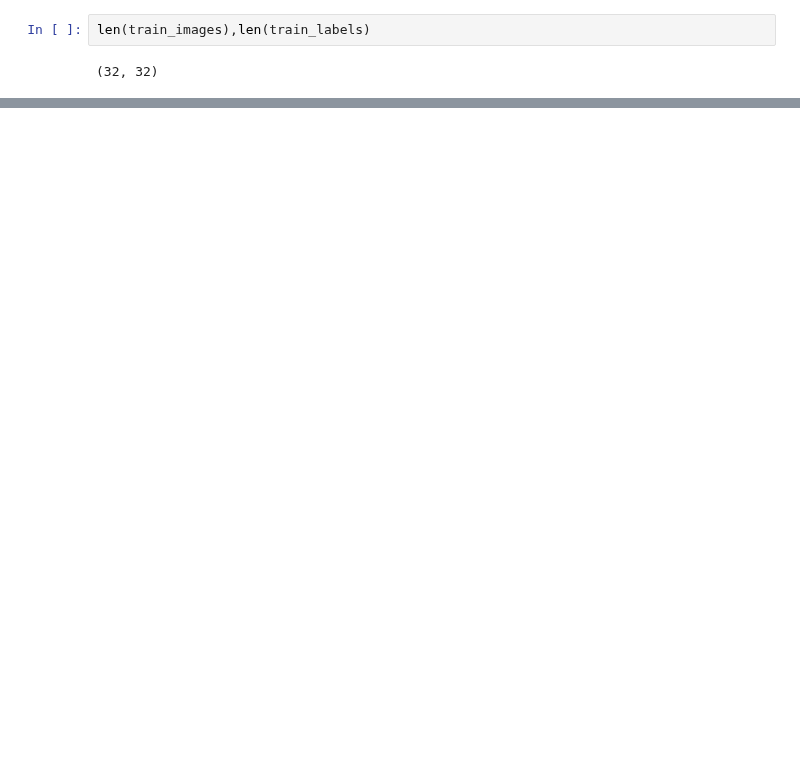
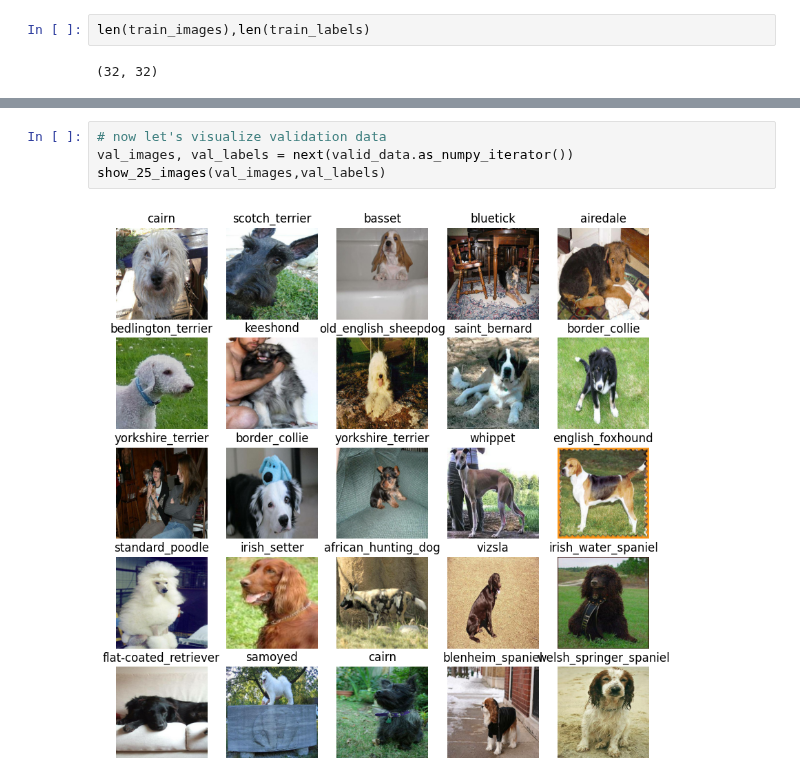
Before and after one commit to aswinclimber/Dog_bread_classification_using_CNN, a Jupyter notebook: dog_vision.ipynb, the cells around one changed output, grey strips where cells are left out. Saved outputs shown, nothing was run; the diff lists cells and outputs as text; blank space fills up the shorter version.

```diff
--- a/dog_vision.ipynb
+++ b/dog_vision.ipynb
@@ -448,0 +440,6 @@ def show_25_images(images, labels):
+# %%
+# now let's visualize validation data
+val_images, val_labels = next(valid_data.as_numpy_iterator())
+show_25_images(val_images,val_labels)
+# %% [output]
+[figure, added]
```
Also changed, not shown: parts of 8 cells of this notebook.
